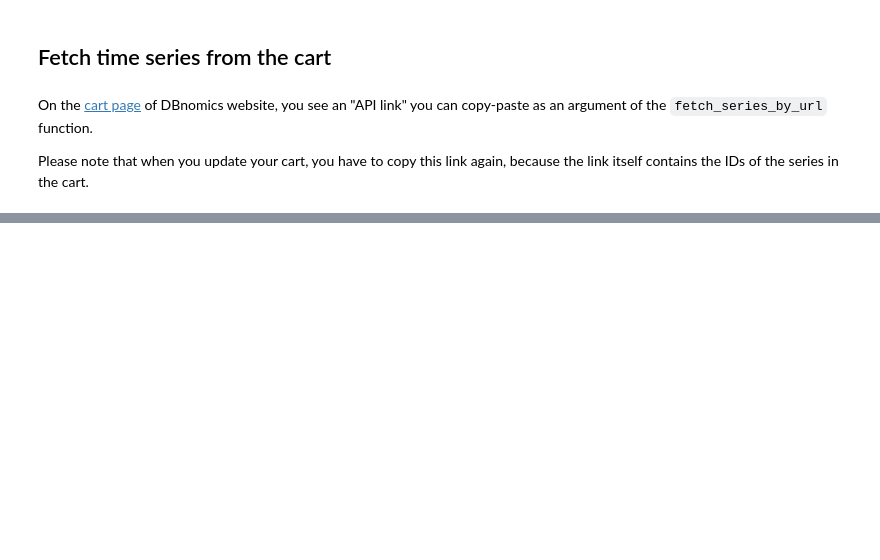
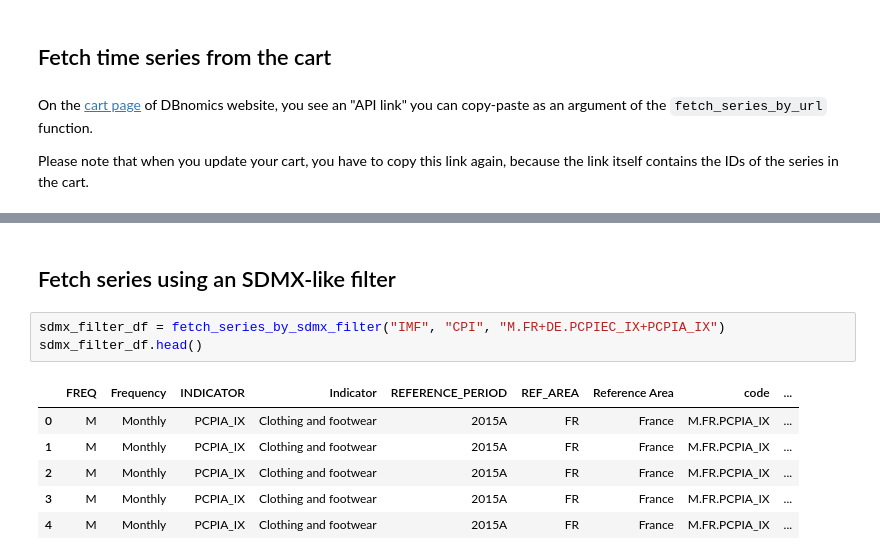
Before and after one commit to ceschi/dbnomics-python-client, a Jupyter notebook: index.ipynb, the cells around one changed output, grey strips where cells are left out. Saved outputs shown, nothing was run; the diff lists cells and outputs as text; blank space fills up the shorter version.

```diff
--- a/index.ipynb
+++ b/index.ipynb
@@ -209,0 +209,12 @@ cart_df.head()
+# %% [markdown]
+## Fetch series using an SDMX-like filter
+# %%
+sdmx_filter_df = fetch_series_by_sdmx_filter("IMF", "CPI", "M.FR+DE.PCPIEC_IX+PCPIA_IX")
+sdmx_filter_df.head()
+# %% [output]
+|  | FREQ | Frequency | INDICATOR | Indicator | REFERENCE_PERIOD | REF_AREA | Reference Area | code | ... |
+| 0 | M | Monthly | PCPIA_IX | Clothing and footwear | 2015A | FR | France | M.FR.PCPIA_IX | ... |
+| 1 | M | Monthly | PCPIA_IX | Clothing and footwear | 2015A | FR | France | M.FR.PCPIA_IX | ... |
+| 2 | M | Monthly | PCPIA_IX | Clothing and footwear | 2015A | FR | France | M.FR.PCPIA_IX | ... |
+| 3 | M | Monthly | PCPIA_IX | Clothing and footwear | 2015A | FR | France | M.FR.PCPIA_IX | ... |
+| 4 | M | Monthly | PCPIA_IX | Clothing and footwear | 2015A | FR | France | M.FR.PCPIA_IX | ... |
```
Also changed, not shown: parts of 7 cells of this notebook, 3 other files.
